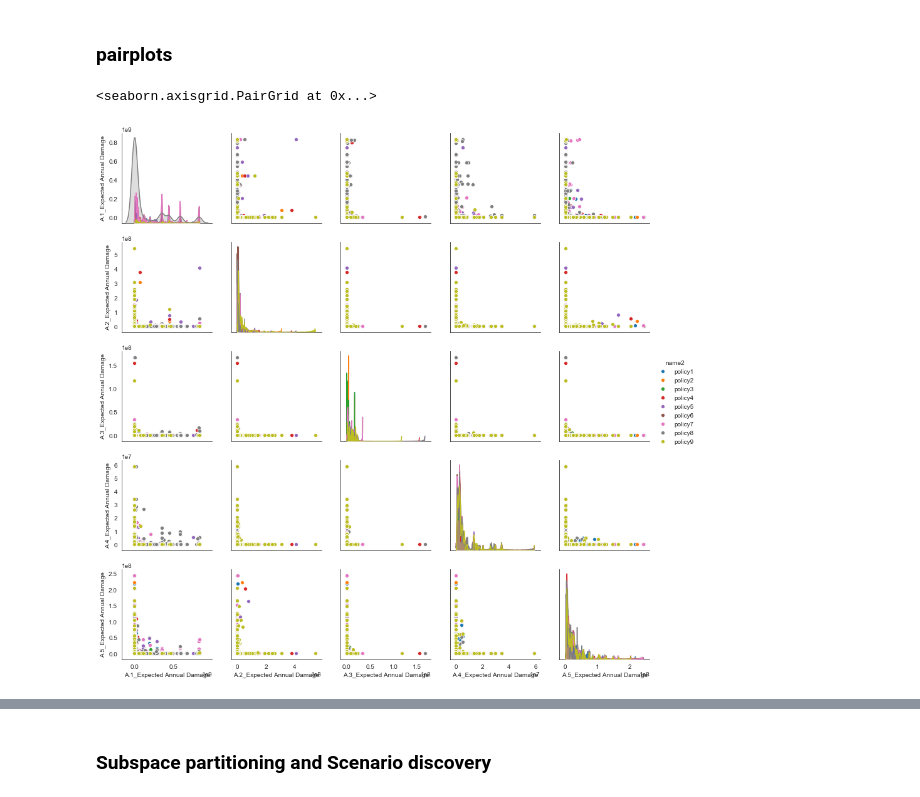
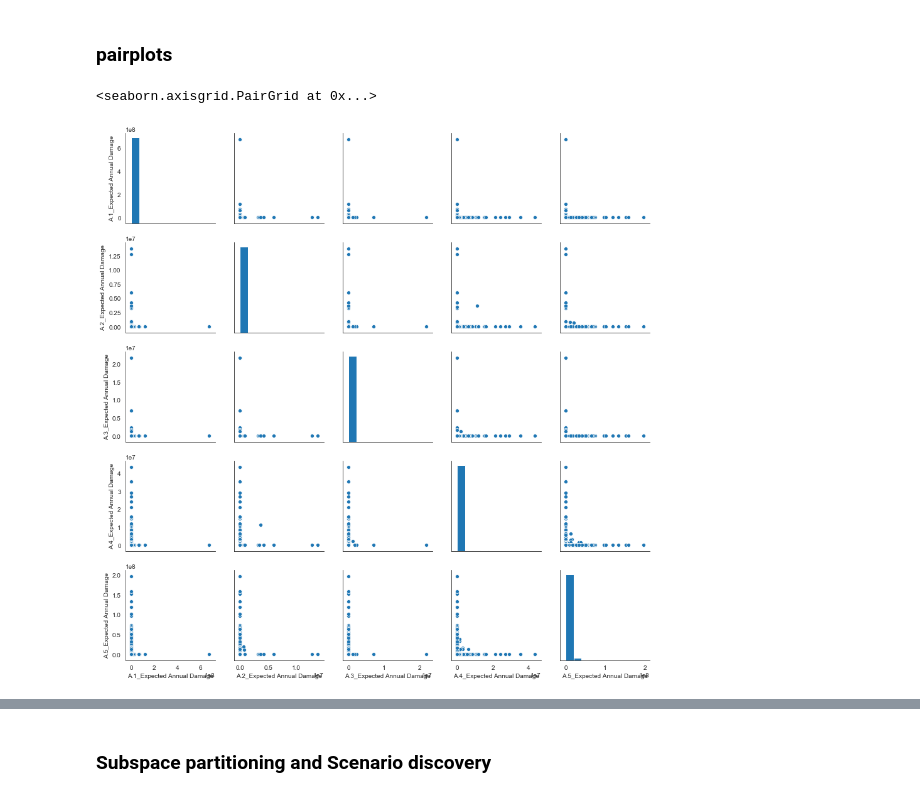
Before and after one commit to pdebiase/MBDM-group-11, a Jupyter notebook: final assignment/MORDM_weak/MORO_postanalysis.ipynb, the cells around one changed output, grey strips where cells are left out. Drawn from its saved outputs; the diff is of its cells as text; code cells hidden in the pictures.

```diff
--- a/final assignment/MORDM_weak/MORO_postanalysis.ipynb
+++ b/final assignment/MORDM_weak/MORO_postanalysis.ipynb
@@ -274,7 +276,7 @@ print(round((end - start)/3600, 2), "Hours")
 save_results(results, "MORO4pol_lessdikeheightnorfrG.tar.gz")
 # %%
 #Load results
-results = load_results('RUCHIK_3.tar.gz')
+results = load_results('RUCHIK_2_new.tar.gz')
 experiment,_ = results
 results_df = pd.DataFrame.from_dict(_)
 n_scenarios = 2000
@@ -346,14 +348,18 @@ for i in range (0,len(results_df2.columns)-1):
 # %% [markdown]
 ### pairplots
+# %%
+selected_policy = 'policy3'
+experiment_pol = experiment[experiment['policy']== selected_policy]
+results_pol = results_df2[results_df2['name2']== selected_policy]
 # %%
 #Pairplot for damage at each location
-policy_selected =
-results_df2  = results_df2[results_df2['name2']== policy_selected]
-damage = results_df2[['A.1_Expected Annual Damage','A.2_Expected Annual Damage','A.3_Expected Annual Damage',
+#policy_selected =
+#results_df2  = results_df2[results_df2['name2']== policy_selected]
+damage = results_pol[['A.1_Expected Annual Damage','A.2_Expected Annual Damage','A.3_Expected Annual Damage',
                      'A.4_Expected Annual Damage','A.5_Expected Annual Damage','name2']]
-sns.pairplot(damage,hue='name2')
+sns.pairplot(damage)
 # %% [output]
 <seaborn.axisgrid.PairGrid at 0x...>
-[figure, old version]
+[figure, new version]
 # %%
 #Pairplot for death at each location
```
Also changed, not shown: parts of 6 cells of this notebook, 1 other file.
